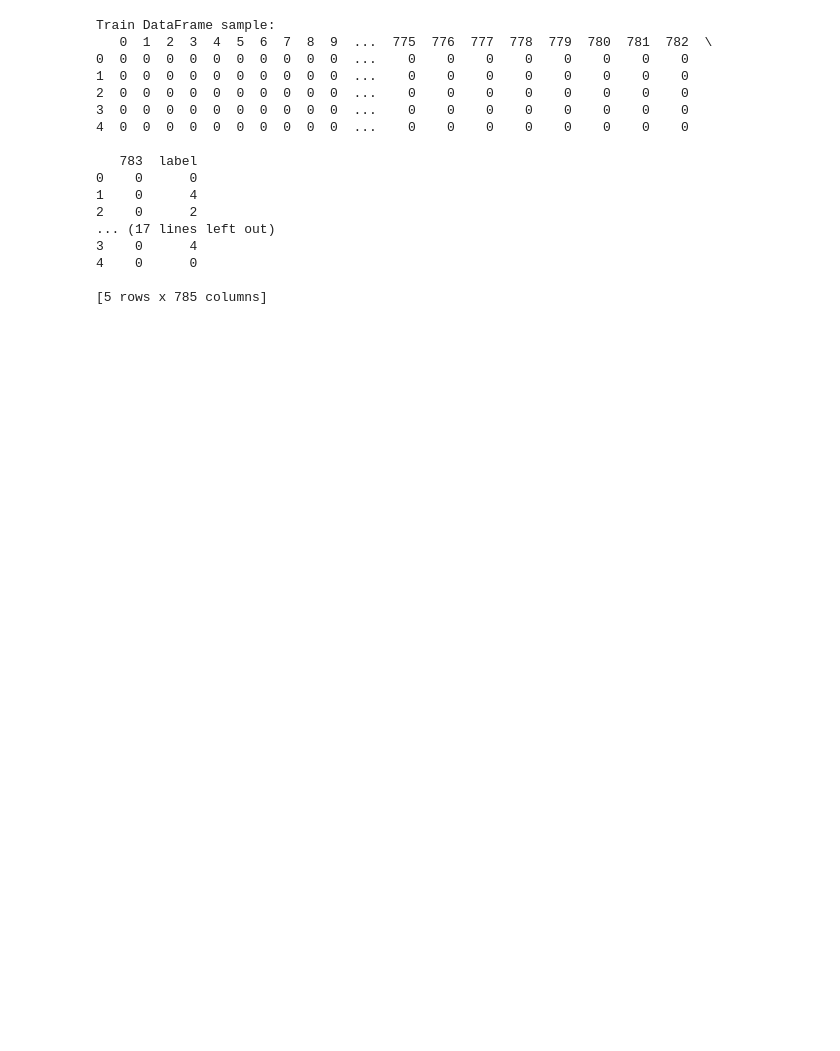
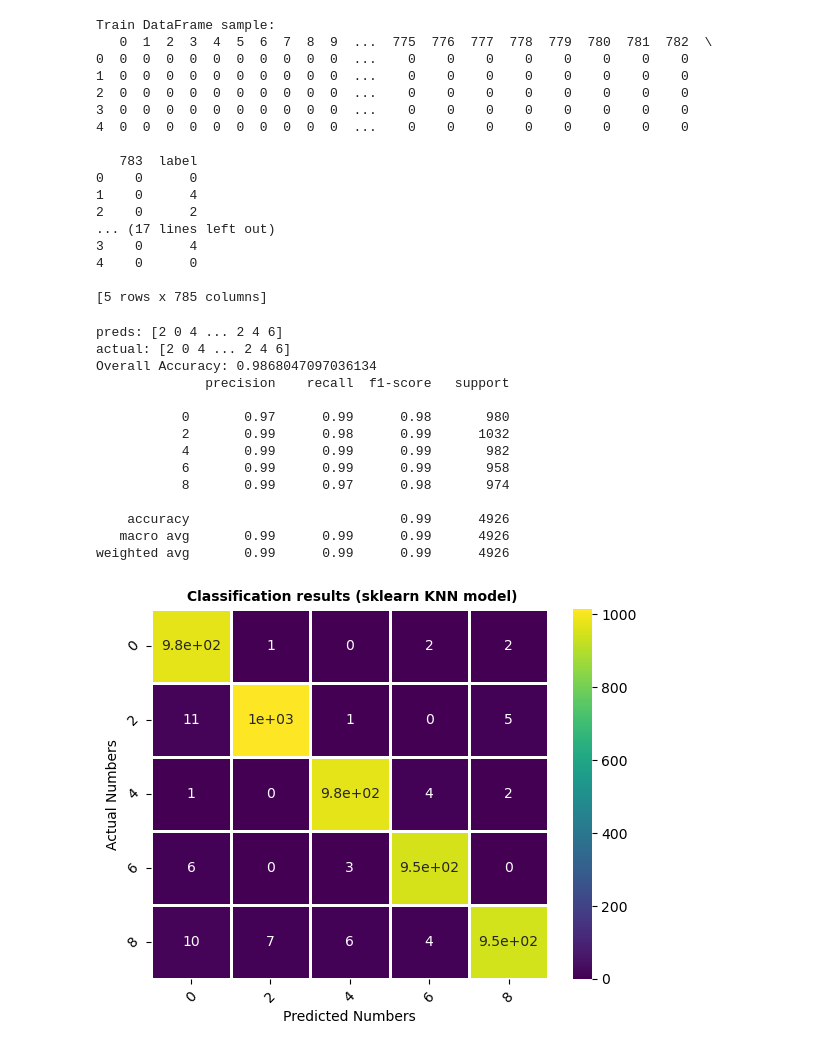
Before and after one commit to morrea1/MANE-4962, a Jupyter notebook: Homework2.ipynb, the cells around one changed output. Saved outputs shown, nothing was run; the diff lists cells and outputs as text; code cells hidden in the pictures; blank space fills up the shorter version.

```diff
--- a/Homework2.ipynb
+++ b/Homework2.ipynb
@@ -206,0 +172,44 @@ print("Accuracy:", accuracy_score(y_test, preds))
+# %%
+from sklearn.metrics import confusion_matrix
+import seaborn as sns
+
+#taken from professors github
+
+X_train =df_train.to_numpy()
+y_train = df_train['label'].to_numpy()
+X_test = df_test.to_numpy()
+y_test = df_test['label'].to_numpy()
+
+from sklearn.neighbors import KNeighborsClassifier
+skmodel = KNeighborsClassifier(n_neighbors=3)
+skmodel.fit(X_train,y_train)
+print('preds:', skmodel.predict(X_test))
+print('actual:', y_test)
+cm_sk = confusion_matrix(y_test, skmodel.predict(X_test))
+ax = sns.heatmap(cm_sk,linewidths=2, annot=True, cmap='viridis', cbar=True);
+
+ax.set_xticklabels([0, 2, 4, 6, 8]);
+ax.set_yticklabels([0, 2, 4, 6, 8]);
+print('Overall Accuracy: {}'.format(accuracy_score(y_test, skmodel.predict(X_test))))
+plt.xlabel('Predicted Numbers');
+plt.ylabel('Actual Numbers');
+plt.xticks(rotation=45);
+plt.yticks(rotation=45);
+plt.title(' Classification results (sklearn KNN model)', fontsize='medium', fontweight='bold');
+print(classification_report(y_test, skmodel.predict(X_test)))
+# %% [output]
+preds: [2 0 4 ... 2 4 6]
+actual: [2 0 4 ... 2 4 6]
+Overall Accuracy: 0.9868047097036134
+              precision    recall  f1-score   support
+
+           0       0.97      0.99      0.98       980
+           2       0.99      0.98      0.99      1032
+           4       0.99      0.99      0.99       982
+           6       0.99      0.99      0.99       958
+           8       0.99      0.97      0.98       974
+
+    accuracy                           0.99      4926
+   macro avg       0.99      0.99      0.99      4926
+weighted avg       0.99      0.99      0.99      4926
+[figure, added]
```
Also changed, not shown: parts of 2 cells of this notebook.
